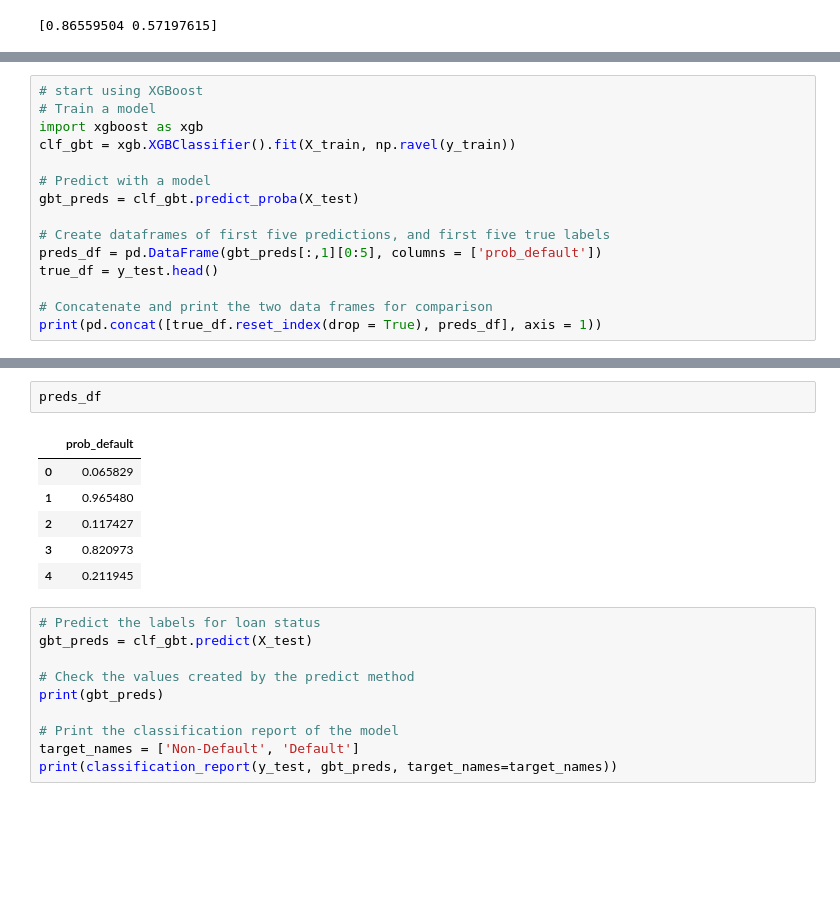
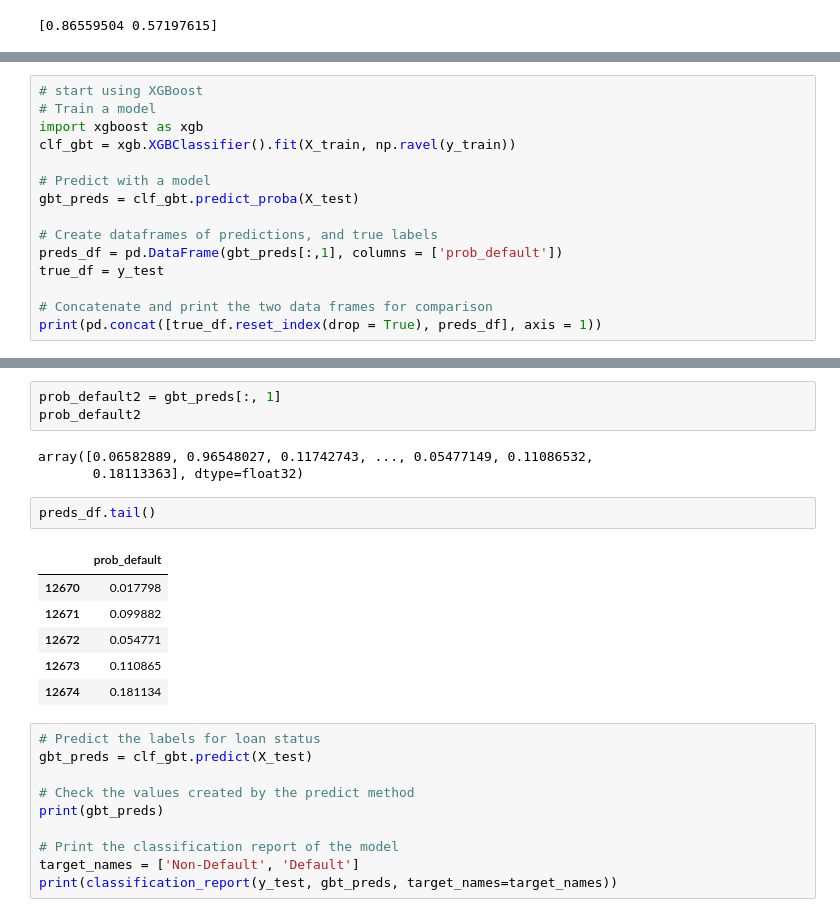
Before and after one commit to Chris232181/Loan-Default-Forecasting-using-ML, a Jupyter notebook: PD_Modelling_Evaluation.ipynb, the cells around one changed output, grey strips where cells are left out. Drawn from its saved outputs; the diff is of its cells as text; blank space fills up the shorter version.

```diff
--- a/PD_Modelling_Evaluation.ipynb
+++ b/PD_Modelling_Evaluation.ipynb
@@ -342,9 +386,9 @@ clf_gbt = xgb.XGBClassifier().fit(X_train, np.ravel(y_train))
 # Predict with a model
 gbt_preds = clf_gbt.predict_proba(X_test)
 
-# Create dataframes of first five predictions, and first five true labels
-preds_df = pd.DataFrame(gbt_preds[:,1][0:5], columns = ['prob_default'])
-true_df = y_test.head()
+# Create dataframes of predictions, and true labels
+preds_df = pd.DataFrame(gbt_preds[:,1], columns = ['prob_default'])
+true_df = y_test
 
 # Concatenate and print the two data frames for comparison
 print(pd.concat([true_df.reset_index(drop = True), preds_df], axis = 1))
@@ -358,12 +410,18 @@ print(pd.concat([true_df.reset_index(drop = True), preds_df], axis = 1))
+# %%
+prob_default2 = gbt_preds[:, 1]
+prob_default2
+# %% [output]
+array([0.06582889, 0.96548027, 0.11742743, ..., 0.05477149, 0.11086532,
+       0.18113363], dtype=float32)
 # %%
-preds_df
+preds_df.tail()
 # %% [output]
 |  | prob_default |
-| 0 | 0.065829 |
-| 1 | 0.965480 |
-| 2 | 0.117427 |
-| 3 | 0.820973 |
-| 4 | 0.211945 |
+| 12670 | 0.017798 |
+| 12671 | 0.099882 |
+| 12672 | 0.054771 |
+| 12673 | 0.110865 |
+| 12674 | 0.181134 |
 # %%
 # Predict the labels for loan status
 gbt_preds = clf_gbt.predict(X_test)
```
Also changed, not shown: parts of 31 cells of this notebook.
